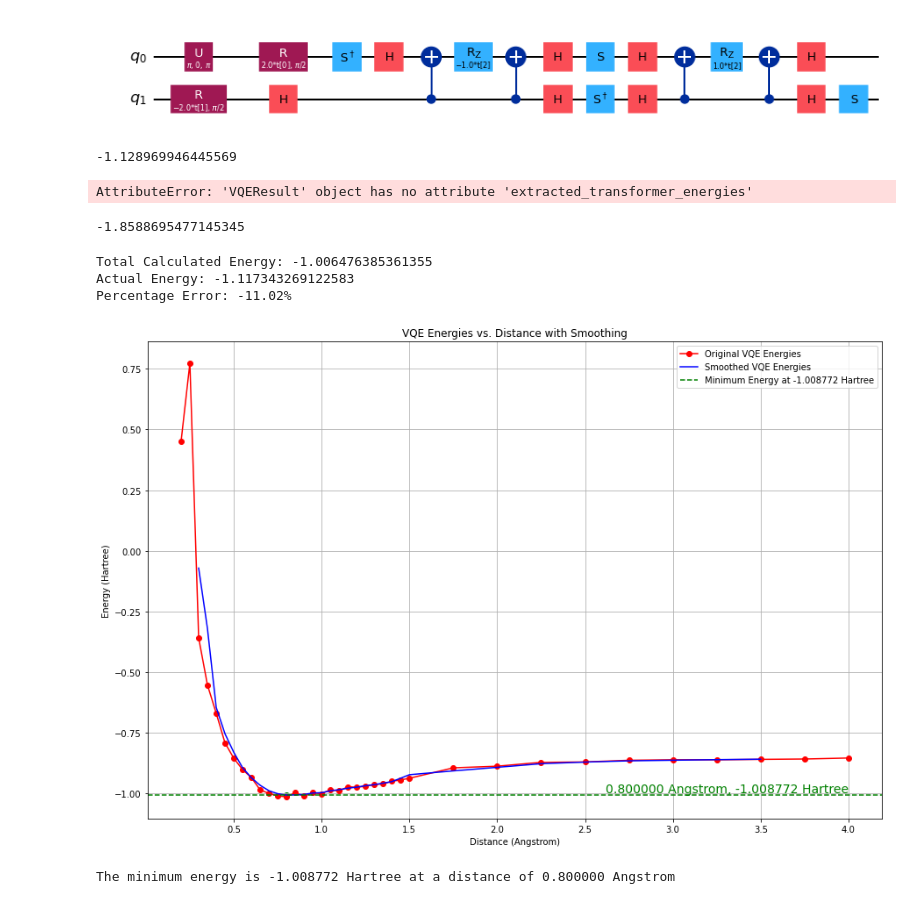
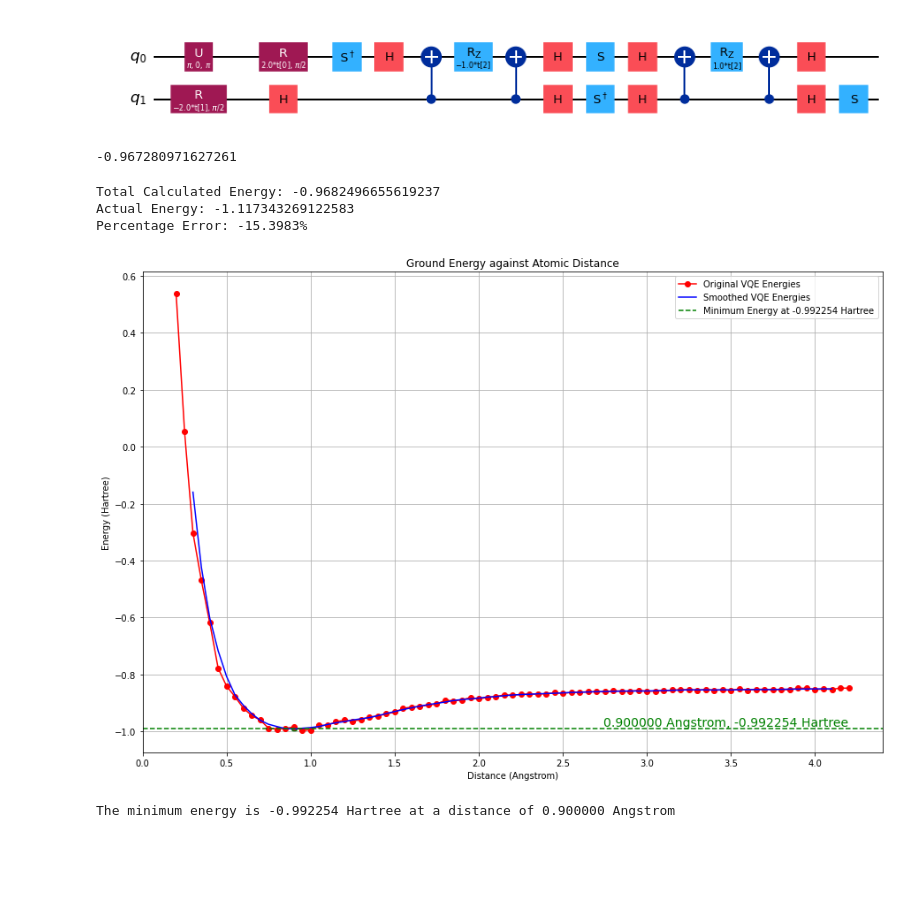
Before and after one commit to TheTrustyPwo/Hydrogen, a Jupyter notebook: hydrogen.ipynb, the cells around one changed output. Drawn from its saved outputs; the diff is of its cells as text; code cells hidden in the pictures; blank space fills up the shorter version.

```diff
--- a/hydrogen.ipynb
+++ b/hydrogen.ipynb
@@ -54,7 +54,11 @@ class ThermalNoiseModel(NoiseModel):
             "h": 40,
             "x": 40,
             "y": 40,
-            "measure": 100
+            "z": 40,
+            "s": 40,
+            "rx": 40,
+            "rz": 40,
+            "sdg": 40,
         }
 
         self.add_errors()
@@ -62,8 +66,10 @@ class ThermalNoiseModel(NoiseModel):
     def add_errors(self):
         for gate, time in self.single_gate_times.items():
             self.add_all_qubit_quantum_error(thermal_relaxation_error(self.t1, self.t2, time), gate)
-        self.add_all_qubit_quantum_error(thermal_relaxation_error(self.t1, self.t2, self.time_cx).expand(thermal_relaxation_error(self.t1, self.t2, self.time_cx)), "cx")
-        self.add_all_qubit_quantum_error(thermal_relaxation_error(self.t1, self.t2, self.time_swap).expand(thermal_relaxation_error(self.t1, self.t2, self.time_swap)), "swap")
+        self.add_all_qubit_quantum_error(thermal_relaxation_error(self.t1, self.t2, self.time_cx)
+            .expand(thermal_relaxation_error(self.t1, self.t2, self.time_cx)), "cx")
+        self.add_all_qubit_quantum_error(thermal_relaxation_error(self.t1, self.t2, self.time_swap)
+            .expand(thermal_relaxation_error(self.t1, self.t2, self.time_swap)), "swap")
 # %%
 seed = 100
 
@@ -93,7 +99,7 @@ ansatz = UCCSD(
     ),
 )
 
-vqe = VQE(noiseless_estimator, ansatz, SPSA())
+vqe = VQE(noisy_estimator, ansatz, SPSA())
 vqe.initial_point = [0.0] * ansatz.num_parameters
 # %%
 for gate, cnt in ansatz.decompose(reps=3).count_ops().items():
@@ -115,29 +121,20 @@ result = vqe.compute_minimum_eigenvalue(qubit_op, aux_op)
 res = es_problem.interpret(result)
 res.total_energies[0]
 # %% [output]
--1.128969946445569
+-0.967280971627261
-# %%
-result.extracted_transformer_energies.pop(
-            "nuclear_repulsion_energy", None
-        )
-# %% [output]
-AttributeError: 'VQEResult' object has no attribute 'extracted_transformer_energies'
-# %%
-res.groundenergy
-# %% [output]
--1.8588695477145345
 # %%
 calculated = res.eigenvalues[0] + res._nuclear_repulsion_energy
 actual = res._hartree_fock_energy
 print("Total Calculated Energy:", calculated)
 print("Actual Energy:", res._hartree_fock_energy)
-print(f"Percentage Error: {(calculated - actual) / calculated * 100:.2f}%")
+print(f"Percentage Error: {(calculated - actual) / calculated * 100:.4f}%")
 # %% [output]
-Total Calculated Energy: -1.006476385361355
+Total Calculated Energy: -0.9682496655619237
 Actual Energy: -1.117343269122583
-Percentage Error: -11.02%
+Percentage Error: -15.3983%
 # %%
-distances = np.hstack((np.arange(0.2, 1.55, 0.05), np.arange(1.75, 4.25, 0.25)))
+# distances = np.hstack((np.arange(0.2, 1.55, 0.05), np.arange(1.75, 4.25, 0.25)))
+distances = np.arange(0.2, 4.25, 0.05)
 vqe_energies = []
 
 for distance in tqdm(distances, desc="Calculating energies"):
@@ -157,36 +154,37 @@ for distance in tqdm(distances, desc="Calculating energies"):
 # %%
 kernel_size = 5
 kernel = np.ones(kernel_size) / kernel_size
+vqe_energies = np.array(vqe_energies)
 
 # Apply convolution to smooth the energies
 smoothed_energies = np.convolve(vqe_energies, kernel, mode='valid')
 
 # Adjust distances to match the length of the smoothed energies
 adjusted_distances = distances[(kernel_size-1)//2:-(kernel_size-1)//2] if kernel_size % 2 != 0 else distances[(kernel_size)//2:-(kernel_size)//2]
 
 # Find the minimum energy and corresponding distance
 min_energy = smoothed_energies.min()
 min_energy_distance = adjusted_distances[smoothed_energies.argmin()]
 
 # Plot the original and smoothed energies
 plt.figure(figsize=(15, 10))
 plt.plot(distances, vqe_energies, 'o-', label='Original VQE Energies', color='red')
 plt.plot(adjusted_distances, smoothed_energies, '-', label='Smoothed VQE Energies', color='blue')
 
 # Draw a horizontal line at the minimum energy point
 plt.axhline(min_energy, color='green', linestyle='--', label=f'Minimum Energy at {min_energy:.6f} Hartree')
 plt.scatter(min_energy_distance, min_energy, color='green')  # Mark the minimum point
 plt.text(distances[-1], min_energy, f'{min_energy_distance:.6f} Angstrom, {min_energy:.6f} Hartree', color='green', fontsize=14, ha='right', va='bottom')
 
 
 plt.xlabel('Distance (Angstrom)')
 plt.ylabel('Energy (Hartree)')
-plt.title('VQE Energies vs. Distance with Smoothing')
+plt.title('Ground Energy against Atomic Distance')
 plt.legend()
 plt.grid(True)
 plt.show()
 
 print(f"The minimum energy is {min_energy:.6f} Hartree at a distance of {min_energy_distance:.6f} Angstrom")
 # %% [output]
-[figure, old version]
+[figure, new version]
-The minimum energy is -1.008772 Hartree at a distance of 0.800000 Angstrom
+The minimum energy is -0.992254 Hartree at a distance of 0.900000 Angstrom
```
Also changed, not shown: 10 other files.
